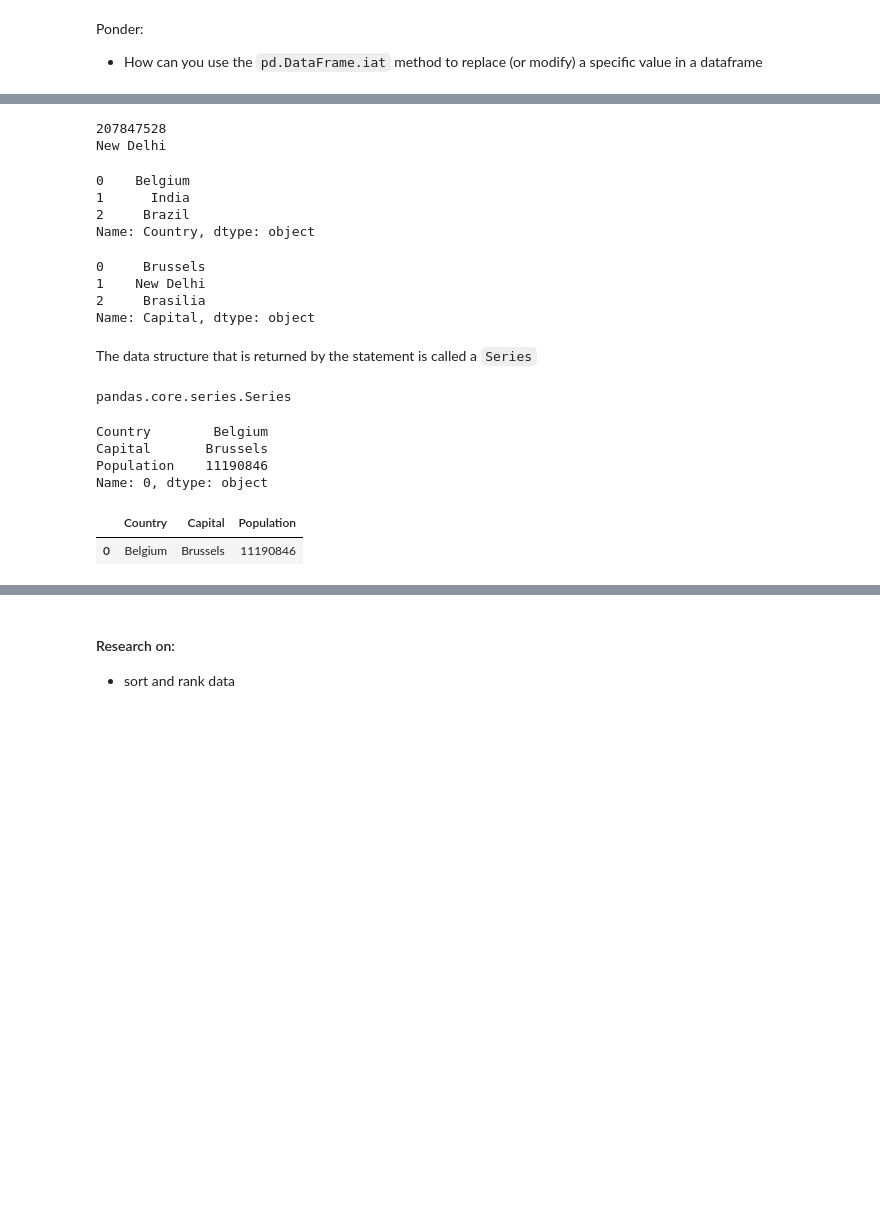
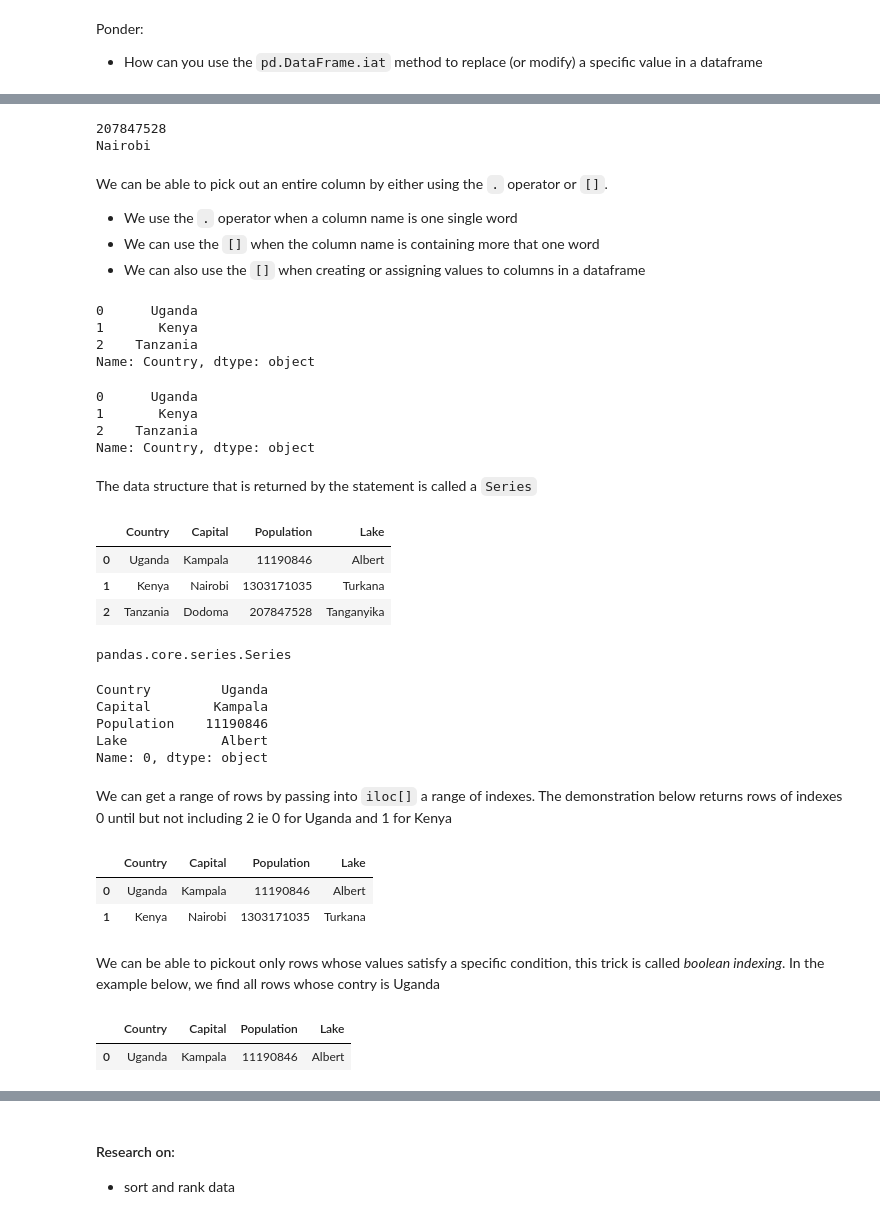
Before and after one commit to dataidea/dataidea-ugandafootball, a Jupyter notebook: nbs/Python Data Analysis/Week1 Intro/13_pandas.ipynb, the cells around one changed output, grey strips where cells are left out. Cells and saved outputs as stored; diff of their text form; code cells hidden in the pictures; blank space fills up the shorter version.

```diff
--- a/nbs/Python Data Analysis/Week1 Intro/13_pandas.ipynb
+++ b/nbs/Python Data Analysis/Week1 Intro/13_pandas.ipynb
@@ -181,7 +265,7 @@ concatenated_dataframe.sample(n=3)
 # %%
 country_data = pd.DataFrame(data={
-    'Country': ['Belgium', 'India', 'Brazil'],
-    'Capital': ['Brussels', 'New Delhi', 'Brasilia'],
+    'Country': ['Uganda', 'Kenya', 'Tanzania'],
+    'Capital': ['Kampala', 'Nairobi', 'Dodoma'],
     'Population': [11190846, 1303171035, 207847528]
     })
 country_data
@@ -243,44 +313,73 @@ print(country_data.at[2, 'Population'])
 print(country_data.at[1, 'Capital'])
 # %% [output]
 207847528
-New Delhi
+Nairobi
+# %% [markdown]
+We can be able to pick out an entire column by either using the `.` operator or `[]`.
+
+- We use the `.` operator when a column name is one single word
+- We can use the `[]` when the column name is containing more that one word
+- We can also use the `[]` when creating or assigning values to columns in a dataframe
 # %%
 # picking out data from a specific column
 country_data.Country
 # %% [output]
-0    Belgium
-1      India
-2     Brazil
+0      Uganda
+1       Kenya
+2    Tanzania
 Name: Country, dtype: object
 # %%
 # another way to pick data from a specific column
-country_data['Capital']
+country_data['Country']
 # %% [output]
-0     Brussels
-1    New Delhi
-2     Brasilia
-Name: Capital, dtype: object
+0      Uganda
+1       Kenya
+2    Tanzania
+Name: Country, dtype: object
 # %% [markdown]
 The data structure that is returned by the statement is called a `Series`
+# %%
+lakes = ['Albert', 'Turkana', 'Tanganyika']
+country_data['Lake'] = lakes
+
+# lets display the updated data
+country_data
+# %% [output]
+|  | Country | Capital | Population | Lake |
+| 0 | Uganda | Kampala | 11190846 | Albert |
+| 1 | Kenya | Nairobi | 1303171035 | Turkana |
+| 2 | Tanzania | Dodoma | 207847528 | Tanganyika |
 # %%
 # lets check it
 type(country_data['Capital'])
 # %% [output]
 pandas.core.series.Series
 # %%
-# Get specific row data (using index)
+# Get specific row data (using indexing)
 country_data.iloc[0]
 # %% [output]
-Country        Belgium
-Capital       Brussels
+Country         Uganda
+Capital        Kampala
 Population    11190846
+Lake            Albert
 Name: 0, dtype: object
+# %% [markdown]
+We can get a range of rows by passing into `iloc[]` a range of indexes. The demonstration below returns rows of indexes 0 until but not including 2 ie 0 for Uganda and 1 for Kenya
+# %%
+# Get specific rows (using subsetting)
+country_data.iloc[0:2]
+# %% [output]
+|  | Country | Capital | Population | Lake |
+| 0 | Uganda | Kampala | 11190846 | Albert |
+| 1 | Kenya | Nairobi | 1303171035 | Turkana |
+# %% [markdown]
+We can be able to pickout only rows whose values satisfy a specific condition, this trick is called *boolean indexing*. In the example below, we find all rows whose contry is Uganda
 # %%
 # get all rows that have a column-value matching a specific value
 # eg where country is Belgium
-country_data[country_data['Country'] == 'Belgium']
+country_data[country_data['Country'] == 'Uganda']
 # %% [output]
-|  | Country | Capital | Population |
-| 0 | Belgium | Brussels | 11190846 |
+|  | Country | Capital | Population | Lake |
+| 0 | Uganda | Kampala | 11190846 | Albert |
 # %%
 # Think about this
```
Also changed, not shown: parts of 61 cells of this notebook, 2 other files.
